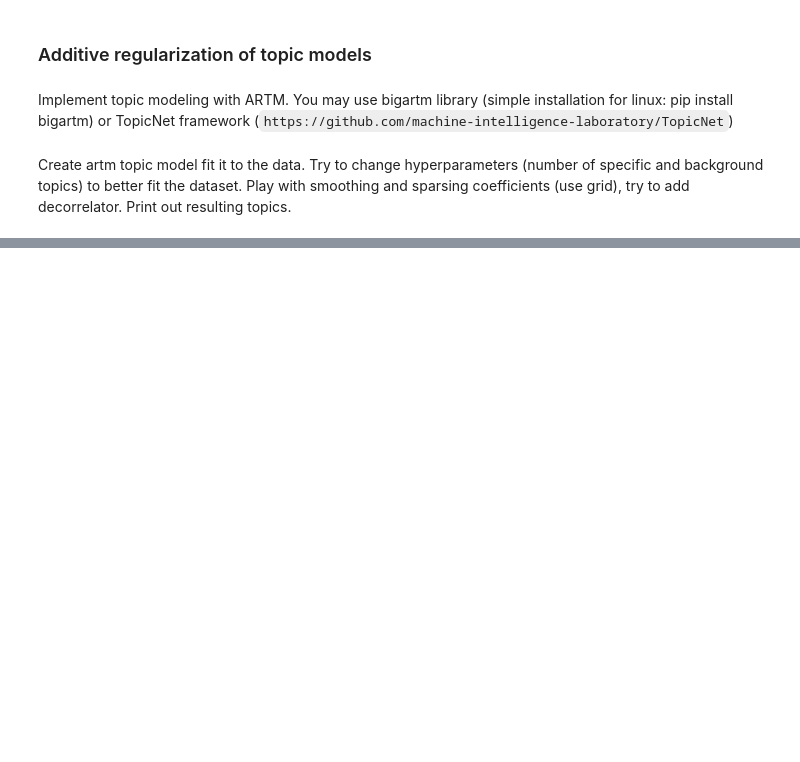
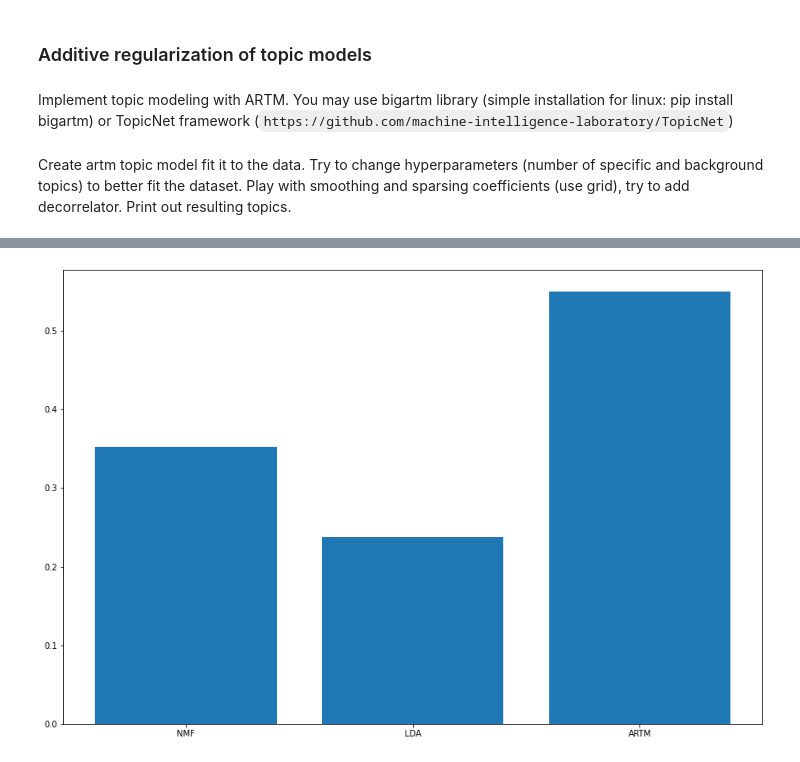
Before and after one commit to eegoro/Advanced-Natural-Language-Processing, a Jupyter notebook: hw1.ipynb, the cells around one changed output, grey strips where cells are left out. Saved outputs shown, nothing was run; the diff lists cells and outputs as text; code cells hidden in the pictures; blank space fills up the shorter version.

```diff
--- a/hw1.ipynb
+++ b/hw1.ipynb
@@ -330,0 +623,3 @@ Write a function to convert new documents to topics probabilities vectors.
+# %%
+perplexity_criterion = 'PerplexityScore@lemmatized -> min COLLECT 1'
+best_model = experiment.select(perplexity_criterion)[0]
@@ -332,0 +712,11 @@ Calculate the quality scores for each model. Make a barplot to compare the quali
+# %%
+coh_artm = best_model.score_tracker['TopTokensCoherenceScore'].average_coherence
+# %%
+q_scores = [coherence(nmf,texts,dictionary).get_coherence(), coherence(lda,texts,dictionary).get_coherence(), coh_artm]
+q_names = ['NMF', 'LDA', 'ARTM']
+plt.figure(figsize=(15,10))
+plt.bar(q_names,q_scores)
+plt.ylabel = 'Coherence'
+plt.show()
+# %% [output]
+[figure, added]
```
Also changed, not shown: parts of 34 cells of this notebook.
